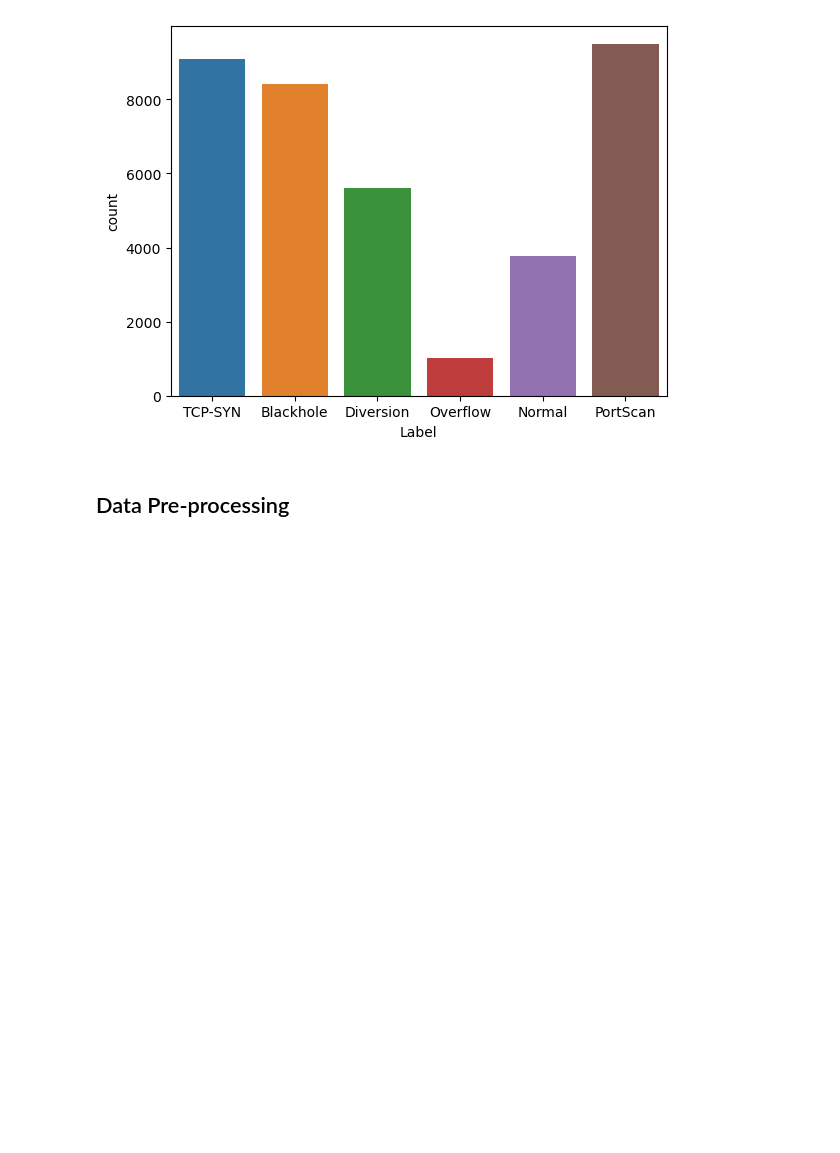
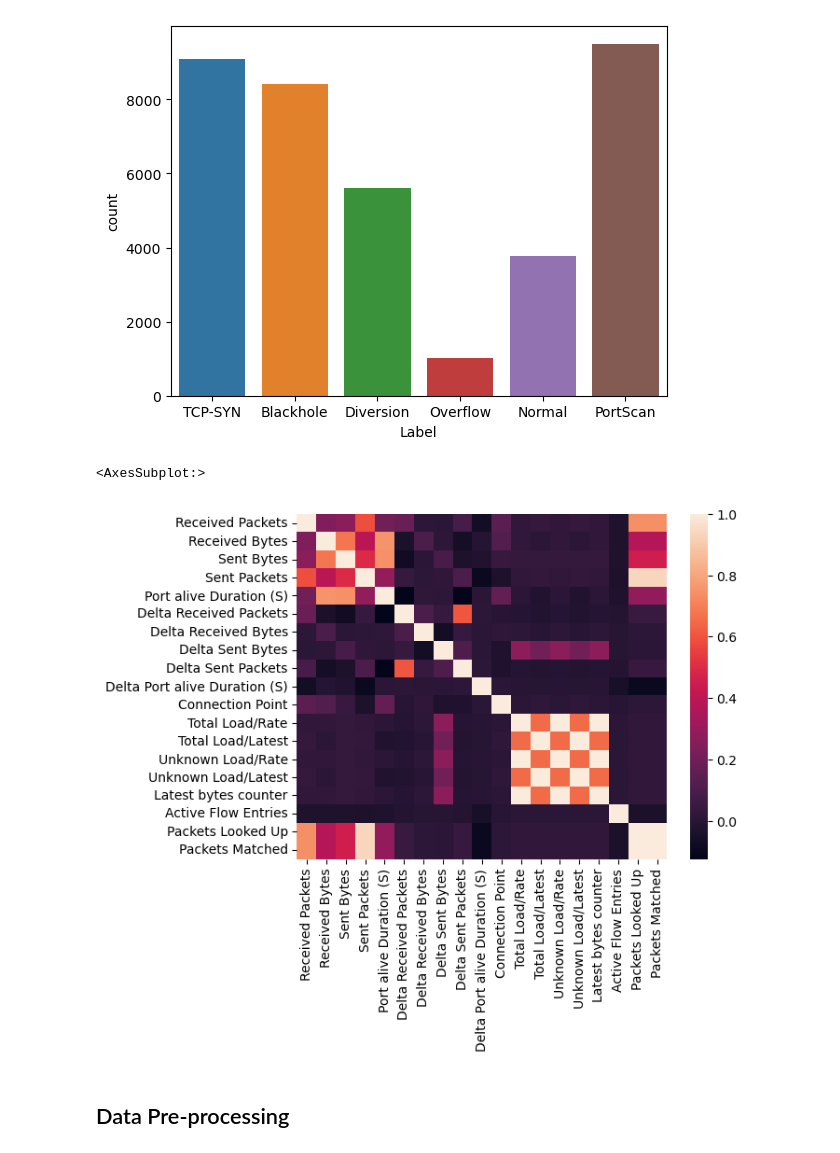
Before and after one commit to anandhumohan/UNR-IDD-Classification, a Jupyter notebook: UNR-IDD_KNN.ipynb, the cells around one changed output. Drawn from its saved outputs; the diff is of its cells as text; code cells hidden in the pictures; blank space fills up the shorter version.

```diff
--- a/UNR-IDD_KNN.ipynb
+++ b/UNR-IDD_KNN.ipynb
@@ -135,6 +134,11 @@ sns.countplot(x ='Label', data = data)
 plt.show()
 # %% [output]
 [figure]
+# %%
+sns.heatmap(data[numeric_features].corr())
+# %% [output]
+<AxesSubplot:>
+[figure, added]
 # %% [markdown]
 ## Data Pre-processing
 # %%
```
Also changed, not shown: parts of 5 cells of this notebook, 2 other files.
